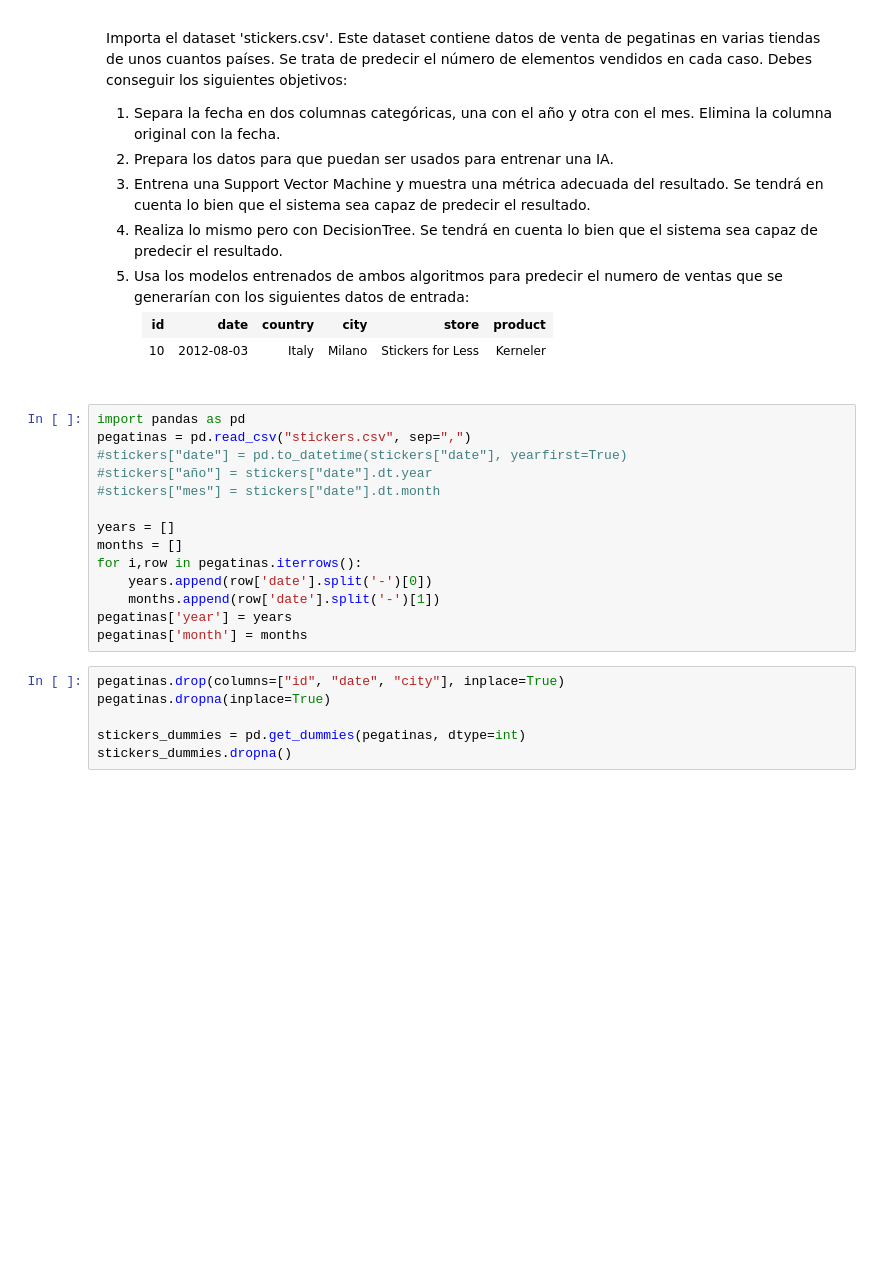
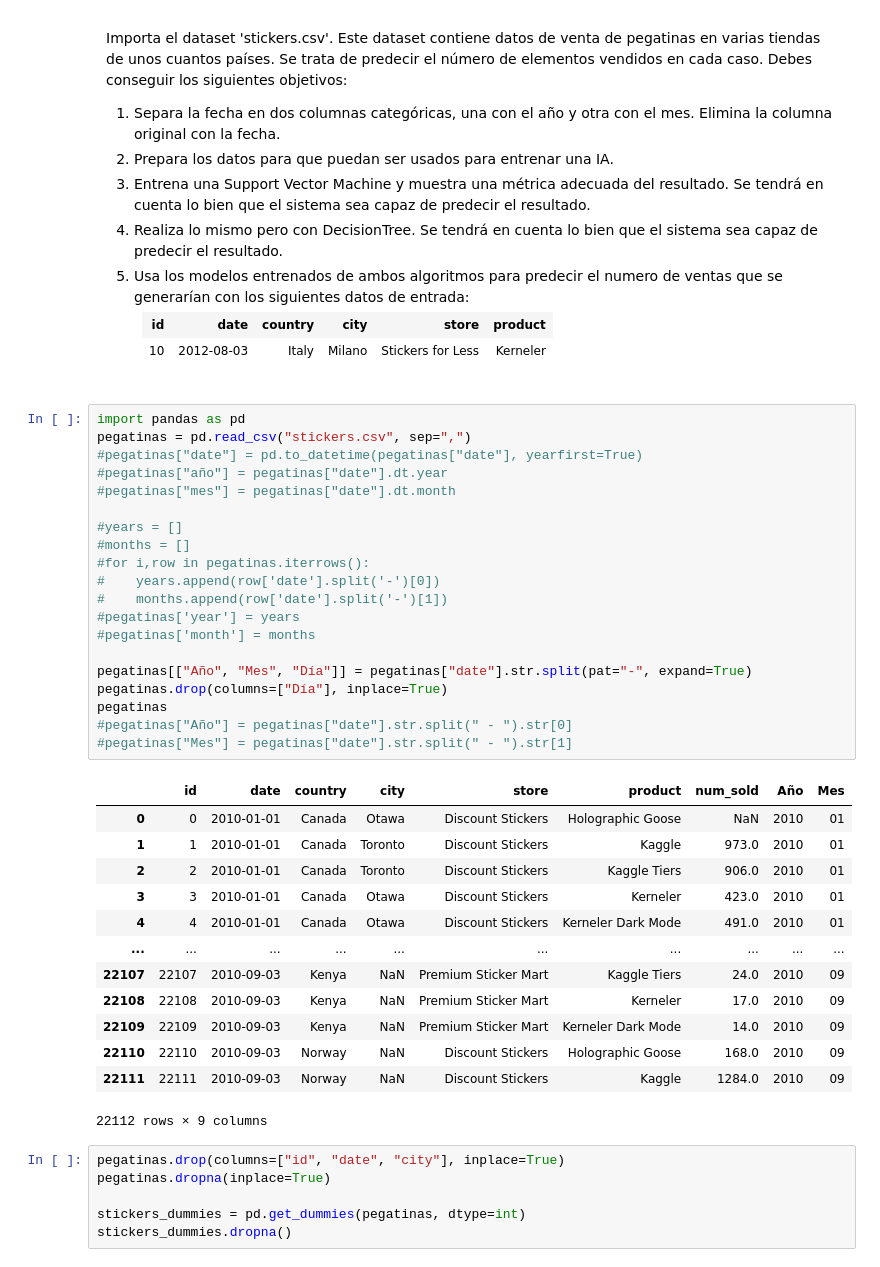
Before and after one commit to carloosfuentes/programacion-ia, a Jupyter notebook: Tema 3/Repaso/Ev2Ex1.ipynb, the cells around one changed output. Drawn from its saved outputs; the diff is of its cells as text; blank space fills up the shorter version.

```diff
--- a/Tema 3/Repaso/Ev2Ex1.ipynb
+++ b/Tema 3/Repaso/Ev2Ex1.ipynb
@@ -46,17 +46,37 @@
 # %%
 import pandas as pd
 pegatinas = pd.read_csv("stickers.csv", sep=",")
-#stickers["date"] = pd.to_datetime(stickers["date"], yearfirst=True)
-#stickers["año"] = stickers["date"].dt.year
-#stickers["mes"] = stickers["date"].dt.month
+#pegatinas["date"] = pd.to_datetime(pegatinas["date"], yearfirst=True)
+#pegatinas["año"] = pegatinas["date"].dt.year
+#pegatinas["mes"] = pegatinas["date"].dt.month
 
-years = []
-months = []
-for i,row in pegatinas.iterrows():
-    years.append(row['date'].split('-')[0])
-    months.append(row['date'].split('-')[1])
-pegatinas['year'] = years
-pegatinas['month'] = months
+#years = []
+#months = []
+#for i,row in pegatinas.iterrows():
+#    years.append(row['date'].split('-')[0])
+#    months.append(row['date'].split('-')[1])
+#pegatinas['year'] = years
+#pegatinas['month'] = months
+
+pegatinas[["Año", "Mes", "Día"]] = pegatinas["date"].str.split(pat="-", expand=True)
+pegatinas.drop(columns=["Día"], inplace=True)
+pegatinas
+#pegatinas["Año"] = pegatinas["date"].str.split(" - ").str[0]
+#pegatinas["Mes"] = pegatinas["date"].str.split(" - ").str[1]
+# %% [output]
+|  | id | date | country | city | store | product | num_sold | Año | Mes |
+| 0 | 0 | 2010-01-01 | Canada | Otawa | Discount Stickers | Holographic Goose | NaN | 2010 | 01 |
+| 1 | 1 | 2010-01-01 | Canada | Toronto | Discount Stickers | Kaggle | 973.0 | 2010 | 01 |
+| 2 | 2 | 2010-01-01 | Canada | Toronto | Discount Stickers | Kaggle Tiers | 906.0 | 2010 | 01 |
+| 3 | 3 | 2010-01-01 | Canada | Otawa | Discount Stickers | Kerneler | 423.0 | 2010 | 01 |
+| 4 | 4 | 2010-01-01 | Canada | Otawa | Discount Stickers | Kerneler Dark Mode | 491.0 | 2010 | 01 |
+| ... | ... | ... | ... | ... | ... | ... | ... | ... | ... |
+| 22107 | 22107 | 2010-09-03 | Kenya | NaN | Premium Sticker Mart | Kaggle Tiers | 24.0 | 2010 | 09 |
+| 22108 | 22108 | 2010-09-03 | Kenya | NaN | Premium Sticker Mart | Kerneler | 17.0 | 2010 | 09 |
+| 22109 | 22109 | 2010-09-03 | Kenya | NaN | Premium Sticker Mart | Kerneler Dark Mode | 14.0 | 2010 | 09 |
+| 22110 | 22110 | 2010-09-03 | Norway | NaN | Discount Stickers | Holographic Goose | 168.0 | 2010 | 09 |
+| 22111 | 22111 | 2010-09-03 | Norway | NaN | Discount Stickers | Kaggle | 1284.0 | 2010 | 09 |
+22112 rows × 9 columns
 # %%
 pegatinas.drop(columns=["id", "date", "city"], inplace=True)
 pegatinas.dropna(inplace=True)
```
Also changed, not shown: parts of 7 cells of this notebook, 2 other files.
